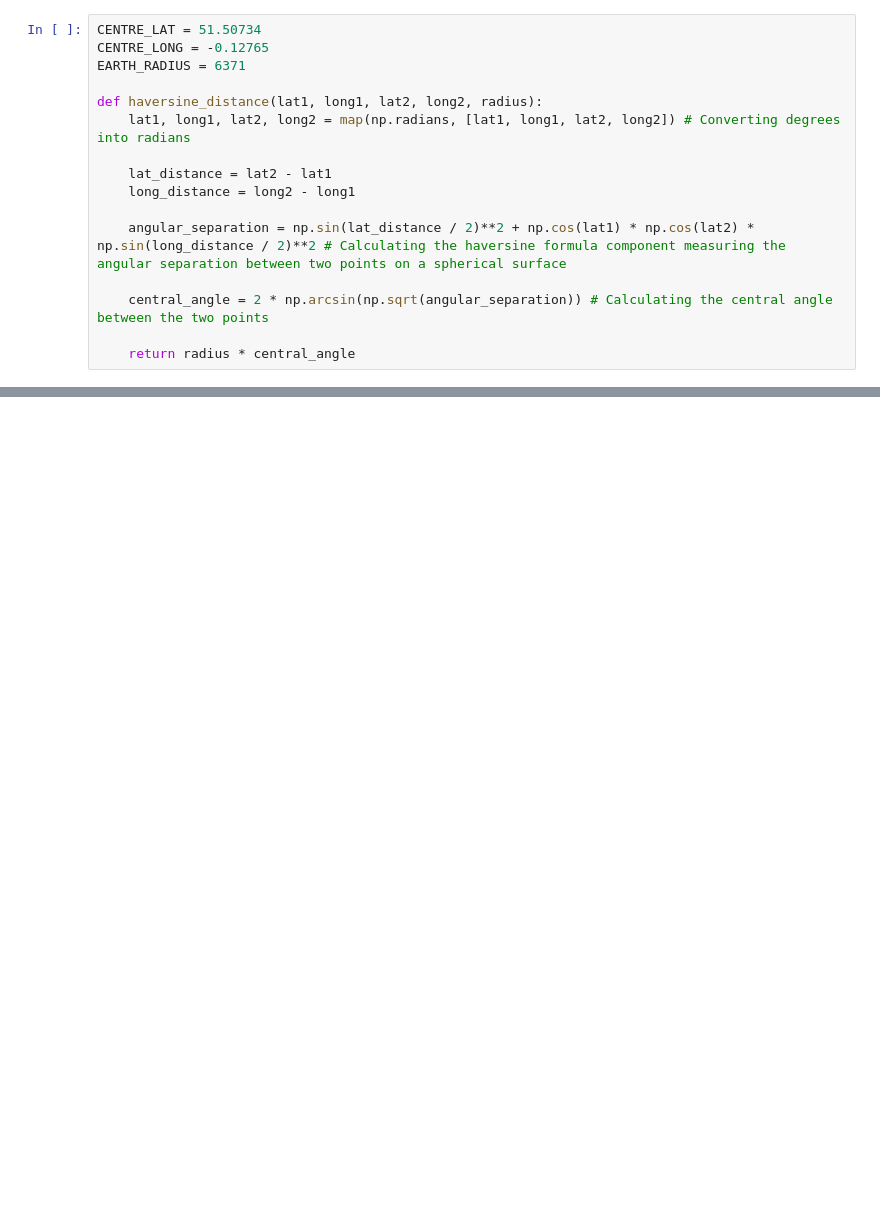
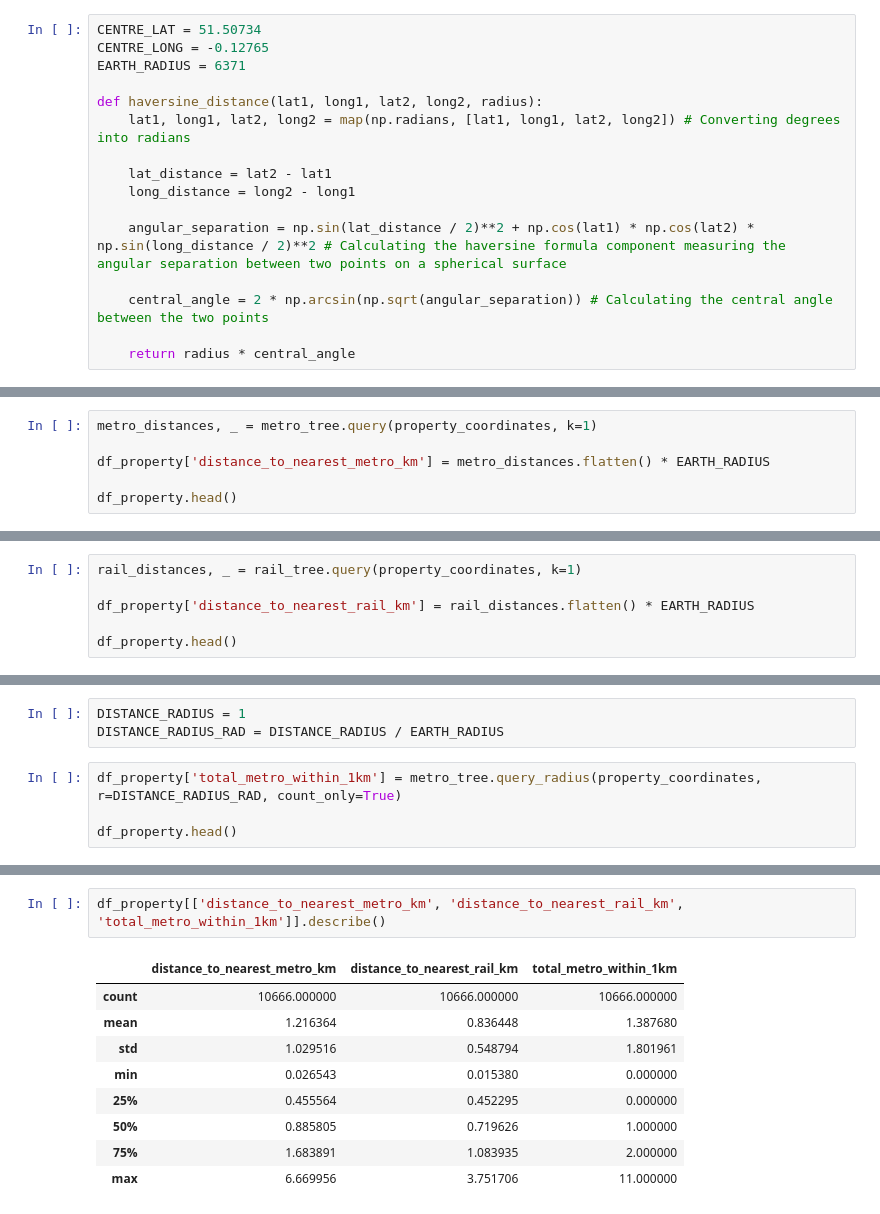
Before and after one commit to jonathanskuy/london-property-price-prediction, a Jupyter notebook: notebooks/feature_engineering.ipynb, the cells around one changed output, grey strips where cells are left out. Cells and saved outputs as stored; diff of their text form; blank space fills up the shorter version.

Commit message:
Transportation Distance Feature Engineering

```diff
--- a/notebooks/feature_engineering.ipynb
+++ b/notebooks/feature_engineering.ipynb
@@ -135,0 +177,6 @@ stop_coordinates = np.radians(df_stops[['latitude', 'longitude']].values)
+# %%
+metro_distances, _ = metro_tree.query(property_coordinates, k=1)
+
+df_property['distance_to_nearest_metro_km'] = metro_distances.flatten() * EARTH_RADIUS
+
+df_property.head()
@@ -135,0 +191,6 @@ stop_coordinates = np.radians(df_stops[['latitude', 'longitude']].values)
+# %%
+rail_distances, _ = rail_tree.query(property_coordinates, k=1)
+
+df_property['distance_to_nearest_rail_km'] = rail_distances.flatten() * EARTH_RADIUS
+
+df_property.head()
@@ -135,0 +205,7 @@ stop_coordinates = np.radians(df_stops[['latitude', 'longitude']].values)
+# %%
+DISTANCE_RADIUS = 1
+DISTANCE_RADIUS_RAD = DISTANCE_RADIUS / EARTH_RADIUS
+# %%
+df_property['total_metro_within_1km'] = metro_tree.query_radius(property_coordinates, r=DISTANCE_RADIUS_RAD, count_only=True)
+
+df_property.head()
@@ -135,0 +220,12 @@ stop_coordinates = np.radians(df_stops[['latitude', 'longitude']].values)
+# %%
+df_property[['distance_to_nearest_metro_km', 'distance_to_nearest_rail_km', 'total_metro_within_1km']].describe()
+# %% [output]
+|  | distance_to_nearest_metro_km | distance_to_nearest_rail_km | total_metro_within_1km |
+| count | 10666.000000 | 10666.000000 | 10666.000000 |
+| mean | 1.216364 | 0.836448 | 1.387680 |
+| std | 1.029516 | 0.548794 | 1.801961 |
+| min | 0.026543 | 0.015380 | 0.000000 |
+| 25% | 0.455564 | 0.452295 | 0.000000 |
+| 50% | 0.885805 | 0.719626 | 1.000000 |
+| 75% | 1.683891 | 1.083935 | 2.000000 |
+| max | 6.669956 | 3.751706 | 11.000000 |
```
Also changed, not shown: parts of 9 cells of this notebook.
